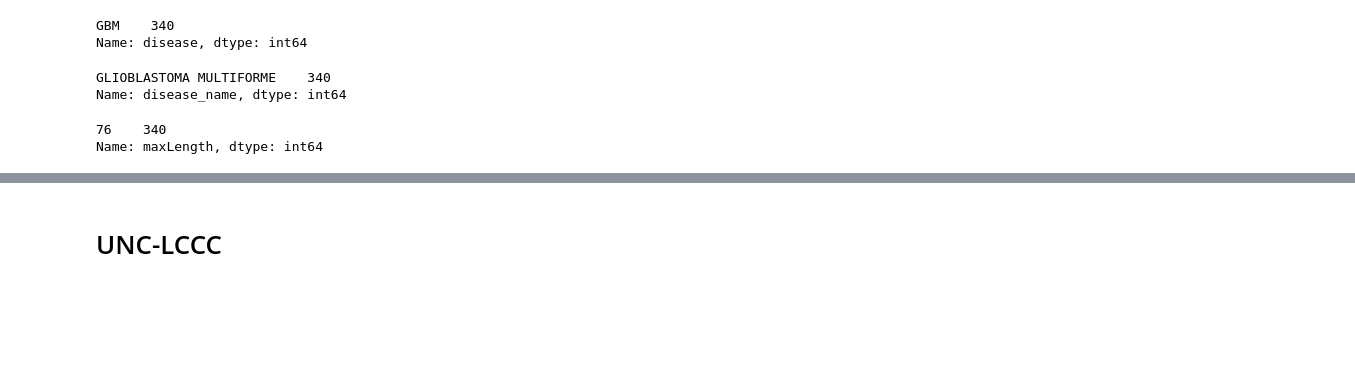
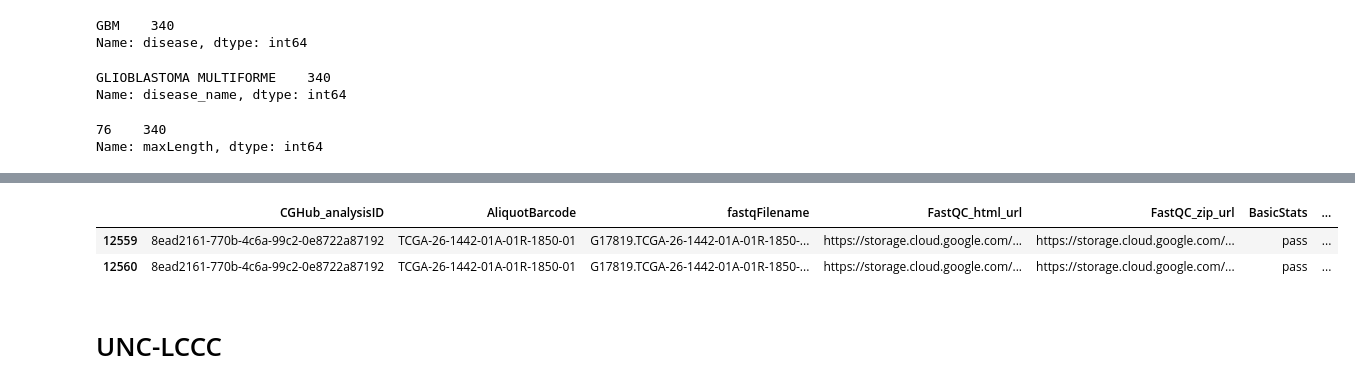
Before and after one commit to bcgsc/tasrkleat-TCGA-analysis-scripts, a Jupyter notebook: notebooks/TCGA-RNA-Seq-FASTA-read-length-analysis.ipynb, the cells around one changed output, grey strips where cells are left out. Saved outputs shown, nothing was run; the diff lists cells and outputs as text; code cells hidden in the pictures; blank space fills up the shorter version.

```diff
--- a/notebooks/TCGA-RNA-Seq-FASTA-read-length-analysis.ipynb
+++ b/notebooks/TCGA-RNA-Seq-FASTA-read-length-analysis.ipynb
@@ -546,3 +572,9 @@ bi_df.sort_values('objectSizeBytes').head(1)
+# %%
+bi_df[bi_df.GCSobject == 'gs://5aa919de-0aa0-43ec-9ec3-288481102b6d/tcga/GBM/RNA/RNA-Seq/BI/ILLUMINA/G17819.TCGA-26-1442-01A-01R-1850-01.4.tar.gz']
+# %% [output]
+|  | CGHub_analysisID | AliquotBarcode | fastqFilename | FastQC_html_url | FastQC_zip_url | BasicStats | ... |
+| 12559 | 8ead2161-770b-4c6a-99c2-0e8722a87192 | TCGA-26-1442-01A-01R-1850-01 | G17819.TCGA-26-1442-01A-01R-1850-... | https://storage.cloud.google.com/... | https://storage.cloud.google.com/... | pass | ... |
+| 12560 | 8ead2161-770b-4c6a-99c2-0e8722a87192 | TCGA-26-1442-01A-01R-1850-01 | G17819.TCGA-26-1442-01A-01R-1850-... | https://storage.cloud.google.com/... | https://storage.cloud.google.com/... | pass | ... |
 # %% [markdown]
 # UNC-LCCC
 # %%
```
Also changed, not shown: parts of 10 cells of this notebook.
